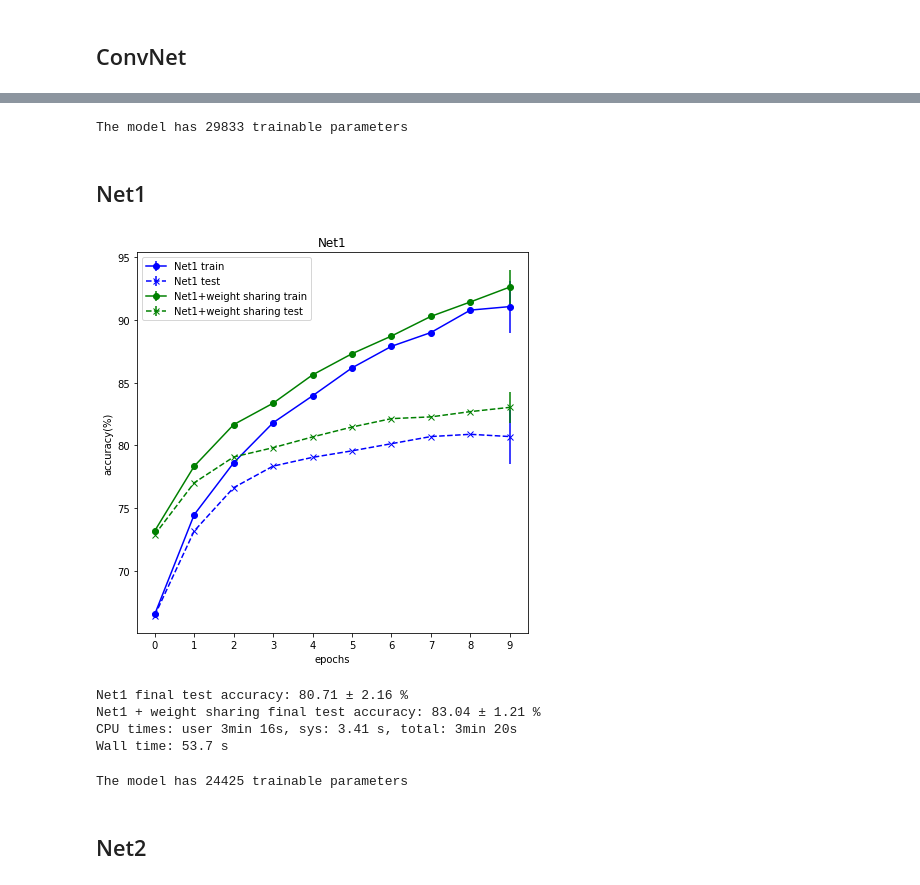
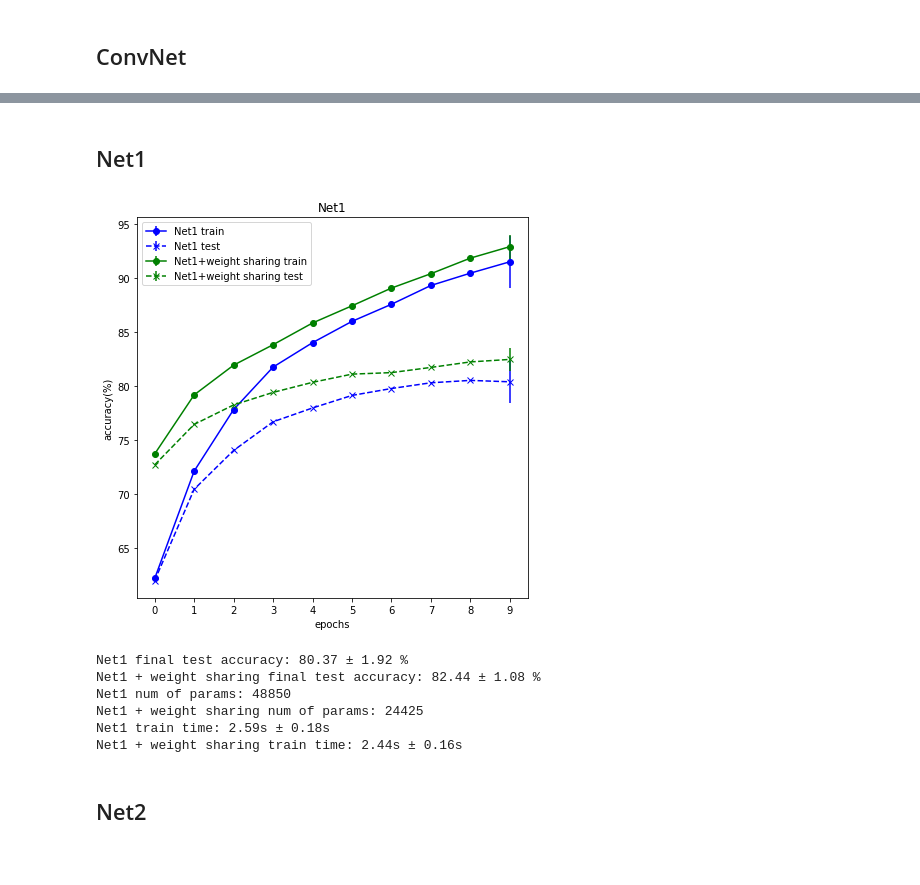
Before and after one commit to lustea0201/dl_projects, a Jupyter notebook: project1/main.ipynb, the cells around one changed output, grey strips where cells are left out. Drawn from its saved outputs; the diff is of its cells as text; code cells hidden in the pictures.

```diff
--- a/project1/main.ipynb
+++ b/project1/main.ipynb
@@ -109,16 +132,11 @@ Wall time: 2min 19s
-# %%
-from utils import num_of_train_param
-num_of_train_param(model)
-# %% [output]
-The model has 29833 trainable parameters
 # %% [markdown]
 ## Net1
 # %%
-%%time
-
 from utils import train_model
-from utils import visualize_accuracy
+from utils import calculate_mean_std
+from utils import num_of_train_param
 from models.net1 import Net1
+import time
 
 # initialize parameters
 mini_batch_size = 100
@@ -129,6 +147,9 @@ formats = [['b-o', 'b--x'], ['g-o', 'g--x']]
 labels = [['Net1 train', 'Net1 test'],
           ['Net1+weight sharing train', 'Net1+weight sharing test']]
 final_acc = [[0, 0], [0, 0]]
+num_params = [0, 0]
+nb_iter = 10
+train_time = torch.empty(size=(2, nb_iter))
 
 # initialize plot
 import matplotlib.pyplot as plt
@@ -140,7 +161,6 @@ plt.xticks(range(nb_epochs))
 for k in [0, 1]:
 
     # average acuracy of the model over nb_iter runs
-    nb_iter = 10
     train_accuracies = torch.tensor([])
     test_accuracies = torch.tensor([])
     train_losses = []
@@ -155,49 +175,66 @@ for k in [0, 1]:
         # load data
         train_input, train_target, train_classes, test_input, test_target, test_classes = generate_pair_sets(nSamples)
 
+        # start training time
+        start = time.time()
+
         # train model
         train_accuracy, test_accuracy, _ = train_model(model,
                                                        train_input, train_target.float(),
                                                        test_input, test_target,
                                                        nb_epochs, mini_batch_size,
                                                        optimizer, criterion)
+
+        # end training time
+        end = time.time()
+        train_time[k][i] = end - start
 
         # add accuracy stats
         train_accuracies = torch.cat([train_accuracies, train_accuracy], dim=0)
         test_accuracies = torch.cat([test_accuracies, test_accuracy], dim=0)
         #train_losses.append(train_loss)
 
     # calculate mean & std over nb_iters runs
     train_mean, train_std, test_mean, test_std = calculate_mean_std(train_accuracies, test_accuracies, train_losses)
 
     # plot accuracy of the model
     plt.errorbar(range(nb_epochs), train_mean, yerr=train_std, fmt=formats[k][0], label=labels[k][0])
     plt.errorbar(range(nb_epochs), test_mean, yerr=test_std, fmt=formats[k][1], label=labels[k][1])
 
     # final accuracy
     final_acc[k][0] = test_mean[-1]
     final_acc[k][1] = test_std[-1]
 
+    # complexity of the model
+    num_params[k] = num_of_train_param(model)
+
 # show plot
 plt.legend(loc="upper left")
 plt.title("Net1")
+plt.savefig("accuracy/Net1.png")
 plt.show()
 # final test accuracy
 print("Net1 final test accuracy: {:.2f} \u00B1 {:.2f} %".format(final_acc[0][0],
                                                                 final_acc[0][1]))
 print("Net1 + weight sharing final test accuracy: {:.2f} \u00B1 {:.2f} %".format(final_acc[1][0],
                                                                                  final_acc[1][1]))
+# model complexity
+print("Net1 num of params: {:d}".format(num_params[0]))
+print("Net1 + weight sharing num of params: {:d}".format(num_params[1]))
+# training time
+time_std, time_mean = torch.std_mean(train_time, dim=1)
+print("Net1 train time: {:.2f}s \u00B1 {:.2f}s ".format(time_mean[0],
+                                                        time_std[0]))
+print("Net1 + weight sharing train time: {:.2f}s \u00B1 {:.2f}s".format(time_mean[1],
+                                                                        time_std[1]))
 # %% [output]
-[figure, old version]
+[figure, new version]
-Net1 final test accuracy: 80.71 ± 2.16 %
-Net1 + weight sharing final test accuracy: 83.04 ± 1.21 %
-CPU times: user 3min 16s, sys: 3.41 s, total: 3min 20s
-Wall time: 53.7 s
+Net1 final test accuracy: 80.37 ± 1.92 %
+Net1 + weight sharing final test accuracy: 82.44 ± 1.08 %
+Net1 num of params: 48850
+Net1 + weight sharing num of params: 24425
+Net1 train time: 2.59s ± 0.18s
+Net1 + weight sharing train time: 2.44s ± 0.16s
-# %%
-from utils import num_of_train_param
-num_of_train_param(model)
-# %% [output]
-The model has 24425 trainable parameters
 # %% [markdown]
 ## Net2
 # %%
```
Also changed, not shown: parts of 10 cells of this notebook, 5 other files.
